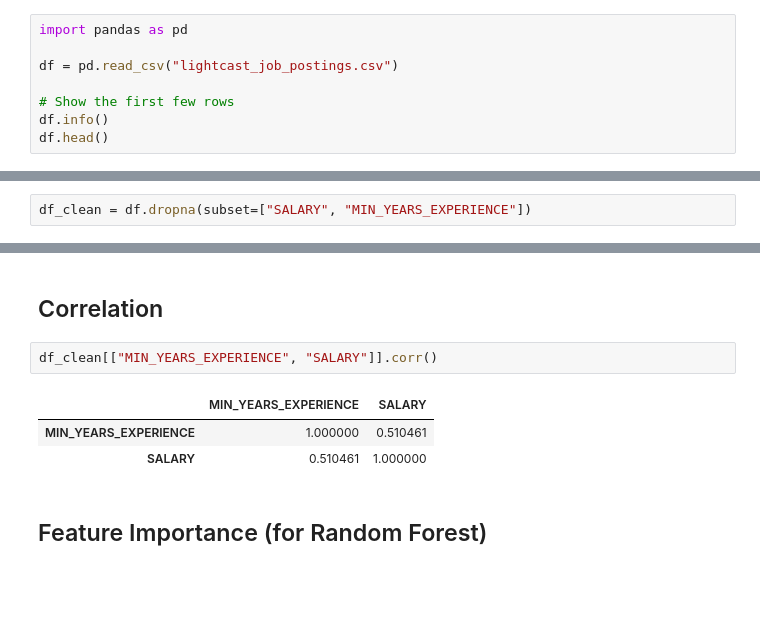
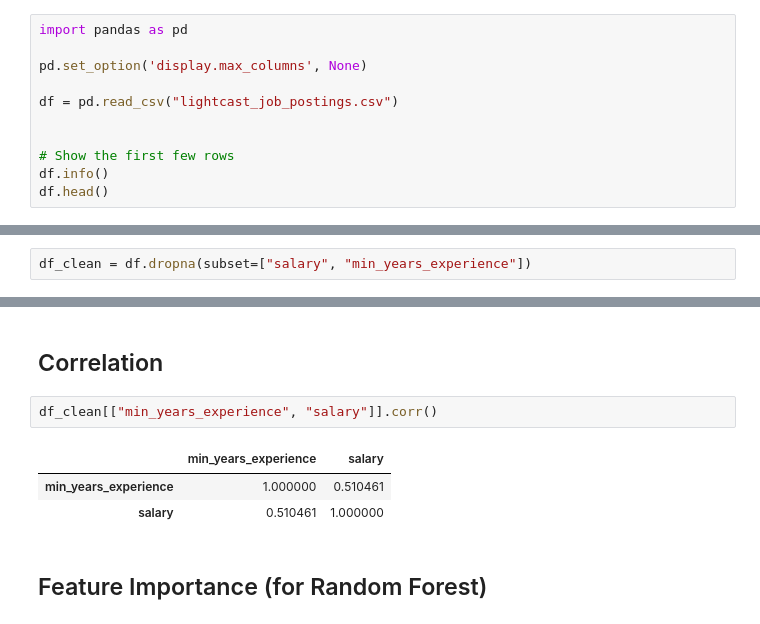
Before and after one commit to CassieLu0/AD688-employability-sp25A3-group2, a Jupyter notebook: multiple_regression.ipynb, the cells around one changed output, grey strips where cells are left out. Saved outputs shown, nothing was run; the diff lists cells and outputs as text; blank space fills up the shorter version.

```diff
--- a/multiple_regression.ipynb
+++ b/multiple_regression.ipynb
@@ -13,7 +13,10 @@ format: html
 # %%
 import pandas as pd
 
+pd.set_option('display.max_columns', None)
+
 df = pd.read_csv("lightcast_job_postings.csv")
+
 
 # Show the first few rows
 df.info()
@@ -45,5 +47,5 @@ dtype: int64
 # %%
-df_clean = df.dropna(subset=["SALARY", "MIN_YEARS_EXPERIENCE"])
+df_clean = df.dropna(subset=["salary", "min_years_experience"])
 # %% [markdown]
 # Train/Test Split
 # %%
@@ -103,11 +105,11 @@ Random Forest R²: 0.7193993902706934
 # %% [markdown]
 ## Correlation
 # %%
-df_clean[["MIN_YEARS_EXPERIENCE", "SALARY"]].corr()
+df_clean[["min_years_experience", "salary"]].corr()
 # %% [output]
-|  | MIN_YEARS_EXPERIENCE | SALARY |
-| MIN_YEARS_EXPERIENCE | 1.000000 | 0.510461 |
-| SALARY | 0.510461 | 1.000000 |
+|  | min_years_experience | salary |
+| min_years_experience | 1.000000 | 0.510461 |
+| salary | 0.510461 | 1.000000 |
 # %% [markdown]
 ## Feature Importance (for Random Forest)
 # %%
```
Also changed, not shown: parts of 11 cells of this notebook, 3 other files.
